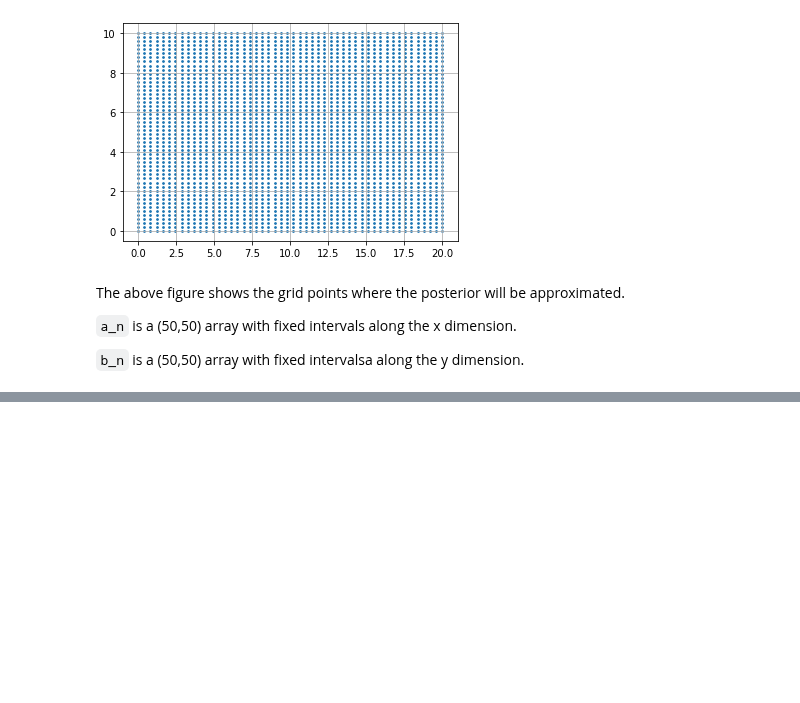
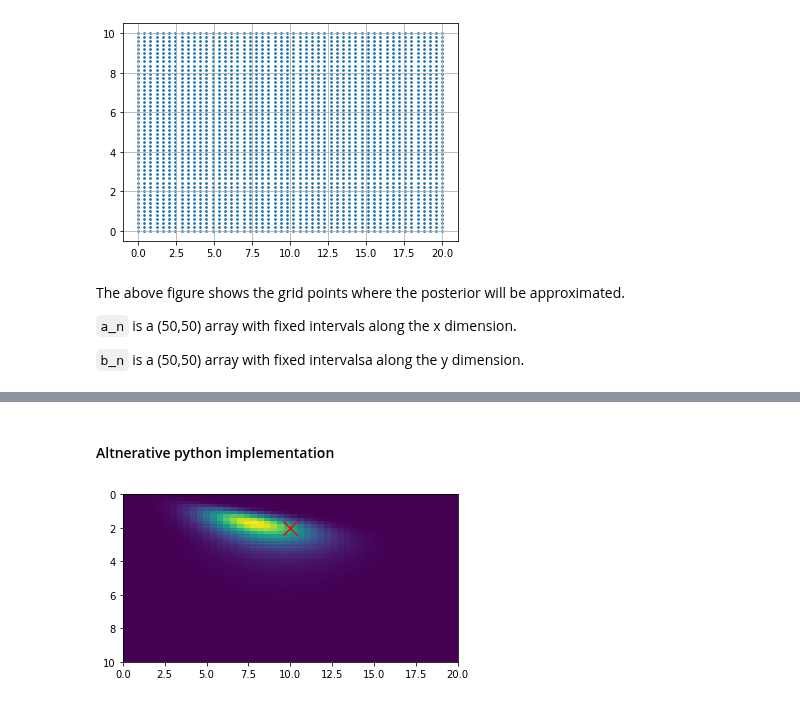
Before and after one commit to PavanChaggar/Bayesian_inference, a Jupyter notebook: python_tutorials/Nonlinear_models.ipynb, the cells around one changed output, grey strips where cells are left out. Cells and saved outputs as stored; diff of their text form; code cells hidden in the pictures; blank space fills up the shorter version.

```diff
--- a/python_tutorials/Nonlinear_models.ipynb
+++ b/python_tutorials/Nonlinear_models.ipynb
@@ -103,0 +102,24 @@ plt.show()
+# %% [markdown]
+#### Altnerative python implementation
+# %%
+## flatten and reshape arrays to perform matrix algebra
+aa = np.tile(a_n.flatten(),(50,1))
+bb = b_n.flatten().reshape(2500,1)
+tt = t.reshape(len(t),1)
+yy = np.tile(y, (2500,1))
+
+# calculate grid values of f(a,b) taking advantage of the shapes of aa, bb and tt
+f_ab = aa * np.exp(-tt@bb.T)
+
+# calculate likelihood from normal pdf
+likelihood = np.exp(-(0.5/sigma**2) * np.sum((yy.T - f_ab)**2,0))
+
+# normalise to the sum of the values (probability distributions should add to 1)
+norm_likelihood = likelihood / np.sum(likelihood)
+
+#reshape (since we vectories the grid) and plot
+plt.imshow(norm_likelihood.reshape(50,50), extent = [0,20,10,0])
+plt.scatter(true_a,true_b, color='r', marker='x', s=200)
+plt.show()
+# %% [output]
+[figure, added]
```
Also changed, not shown: parts of 3 cells of this notebook.
